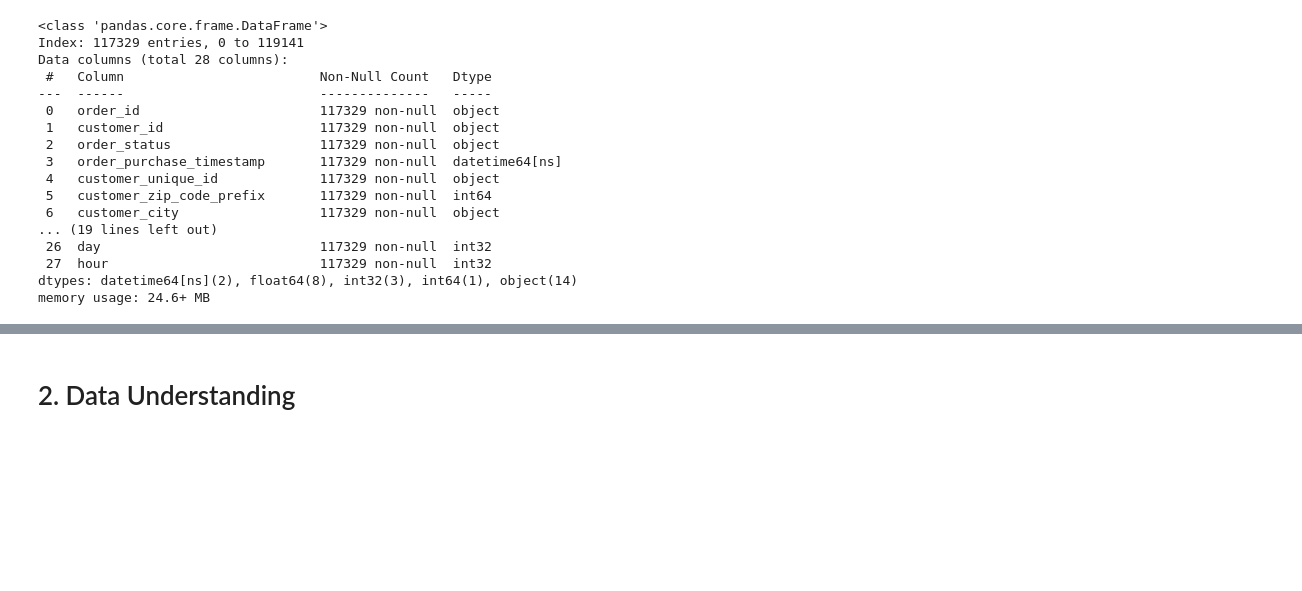
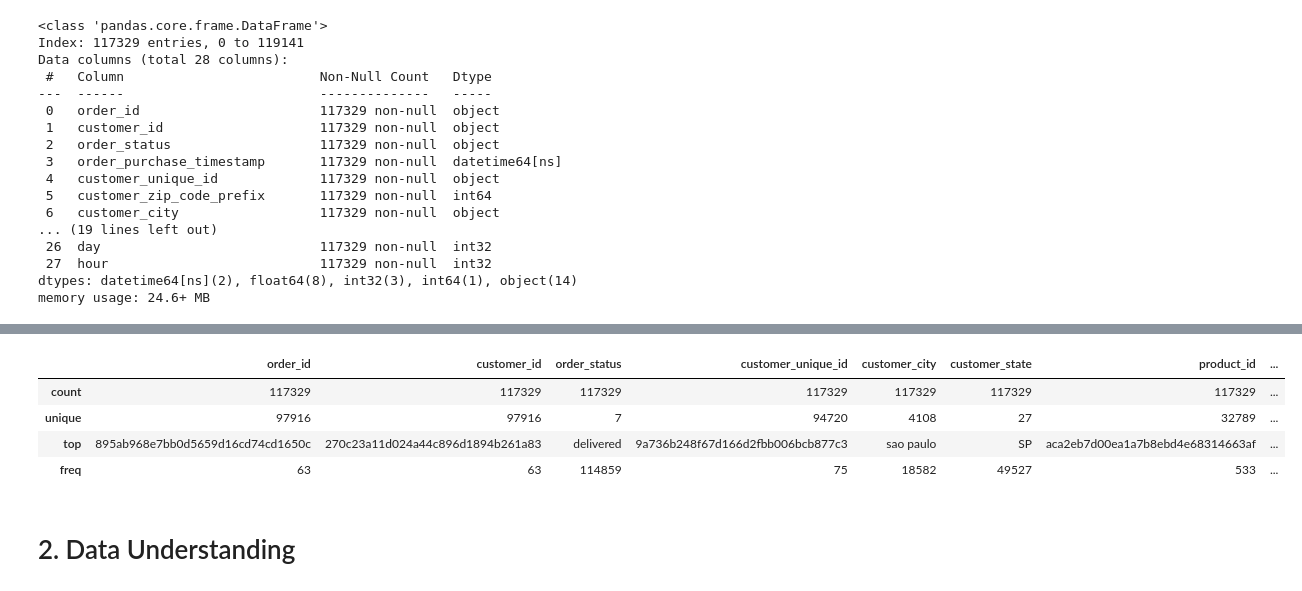
Before and after one commit to fahdmuchammad/Final_project_Sigma, a Jupyter notebook: Fin_pro.ipynb, the cells around one changed output, grey strips where cells are left out. Saved outputs shown, nothing was run; the diff lists cells and outputs as text; code cells hidden in the pictures; blank space fills up the shorter version.

```diff
--- a/Fin_pro.ipynb
+++ b/Fin_pro.ipynb
@@ -507,3 +509,11 @@ df.head()
+# %%
+df.describe(include="object")
+# %% [output]
+|  | order_id | customer_id | order_status | customer_unique_id | customer_city | customer_state | product_id | ... |
+| count | 117329 | 117329 | 117329 | 117329 | 117329 | 117329 | 117329 | ... |
+| unique | 97916 | 97916 | 7 | 94720 | 4108 | 27 | 32789 | ... |
+| top | 895ab968e7bb0d5659d16cd74cd1650c | 270c23a11d024a44c896d1894b261a83 | delivered | 9a736b248f67d166d2fbb006bcb877c3 | sao paulo | SP | aca2eb7d00ea1a7b8ebd4e68314663af | ... |
+| freq | 63 | 63 | 114859 | 75 | 18582 | 49527 | 533 | ... |
 # %% [markdown]
 # 2. Data Understanding
 # %% [markdown]
```
Also changed, not shown: parts of 5 cells of this notebook.
